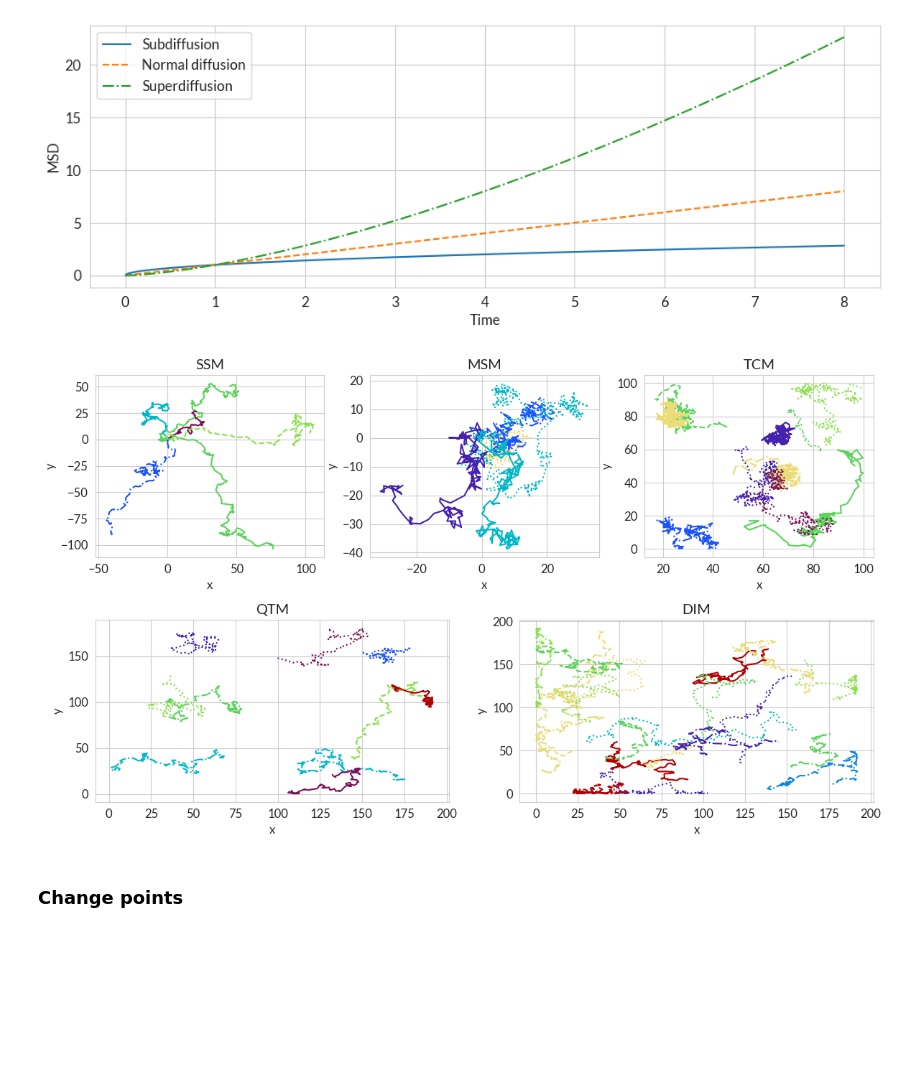
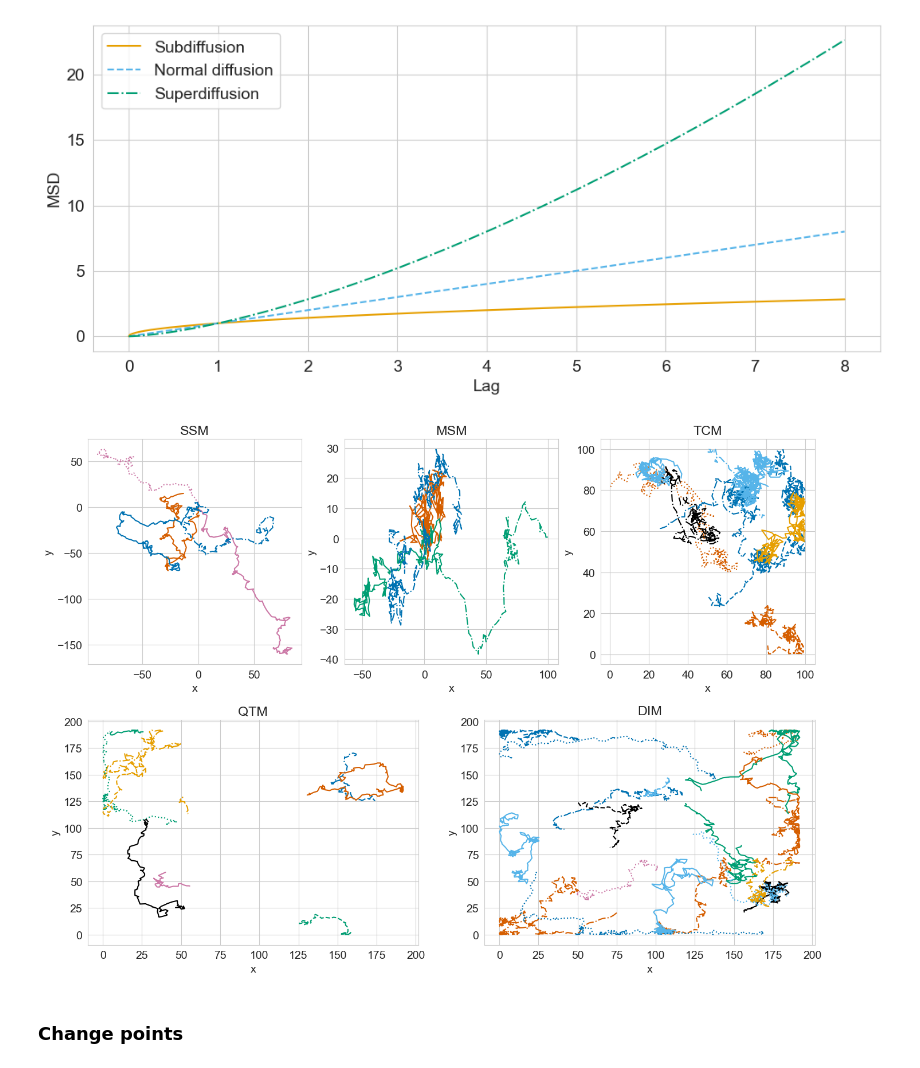
Before and after one commit to Manik2000/Masters-thesis, a Jupyter notebook: notebooks/data_showcase.ipynb, the cells around one changed output. Saved outputs shown, nothing was run; the diff lists cells and outputs as text; code cells hidden in the pictures; blank space fills up the shorter version.

Commit message:
corrected all figures and terminology

```diff
--- a/notebooks/data_showcase.ipynb
+++ b/notebooks/data_showcase.ipynb
@@ -7,38 +7,34 @@ from andi_datasets.utils_challenge import label_continuous_to_list
 from matplotlib import rcParams
 
 from src.datasets import AndiDataset
-
-plt.rcParams["figure.constrained_layout.use"] = False
-sns.set_style("whitegrid")
+from src.utils import colors
+# %%
+rcParams["font.size"] = 14
+sns.set_style("whitegrid")
 # %%
 dataset_creator = AndiDataset()
-# %%
-# set font family to Lato-Regular
-rcParams["font.family"] = "Lato"
-rcParams["font.sans-serif"] = "Lato"
-rcParams["font.size"] = 12
 # %%
 # draw sub, normal and superdiffusion MSD
 
 t = np.linspace(0, 8, 1000)
 alphas = [0.5, 1.0, 1.5]
-colors = ["#1f77b4", "#ff7f0e", "#2ca02c"]
+# colors = ["#1f77b4", "#ff7f0e", "#2ca02c"]
 labels = ["Subdiffusion", "Normal diffusion", "Superdiffusion"]
 linestyles = ["-", "--", "-."]
 
 def msd(t, alpha):
     return t ** alpha
 
-fig, ax = plt.subplots(figsize=(12, 4))
+fig, ax = plt.subplots(figsize=(12, 5))
 
-for idx, (alpha, color) in enumerate(zip(alphas, colors)):
+for idx, (alpha, color) in enumerate(zip(alphas, colors[1:])):
     ax.plot(t, msd(t, alpha), label=labels[idx], color=color, linestyle=linestyles[idx])
 
-ax.set_xlabel("Time")
+ax.set_xlabel("Lag")
 ax.set_ylabel("MSD")
 ax.legend()
 
 plt.savefig("../figures/diff.pdf")
 # %% [output]
-[figure, old version]
+[figure, new version]
 # %%
@@ -79,6 +64,6 @@ def plot_trajectories(ax, trajs):
         )
 # %%
-fig = plt.figure(figsize=(12, 7), layout="constrained")
+fig = plt.figure(figsize=(14, 10), layout="constrained")
 
 gs0 = fig.add_gridspec(2, 1)
 
@@ -104,7 +89,7 @@ plt.tight_layout()
 plt.savefig("../figures/data_showcase.pdf")
 plt.show()
 # %% [output]
-[figure, old version]
+[figure, new version]
 # %% [markdown]
 ### Change points
 # %%
```
Also changed, not shown: parts of 6 cells of this notebook, 9 other files.
